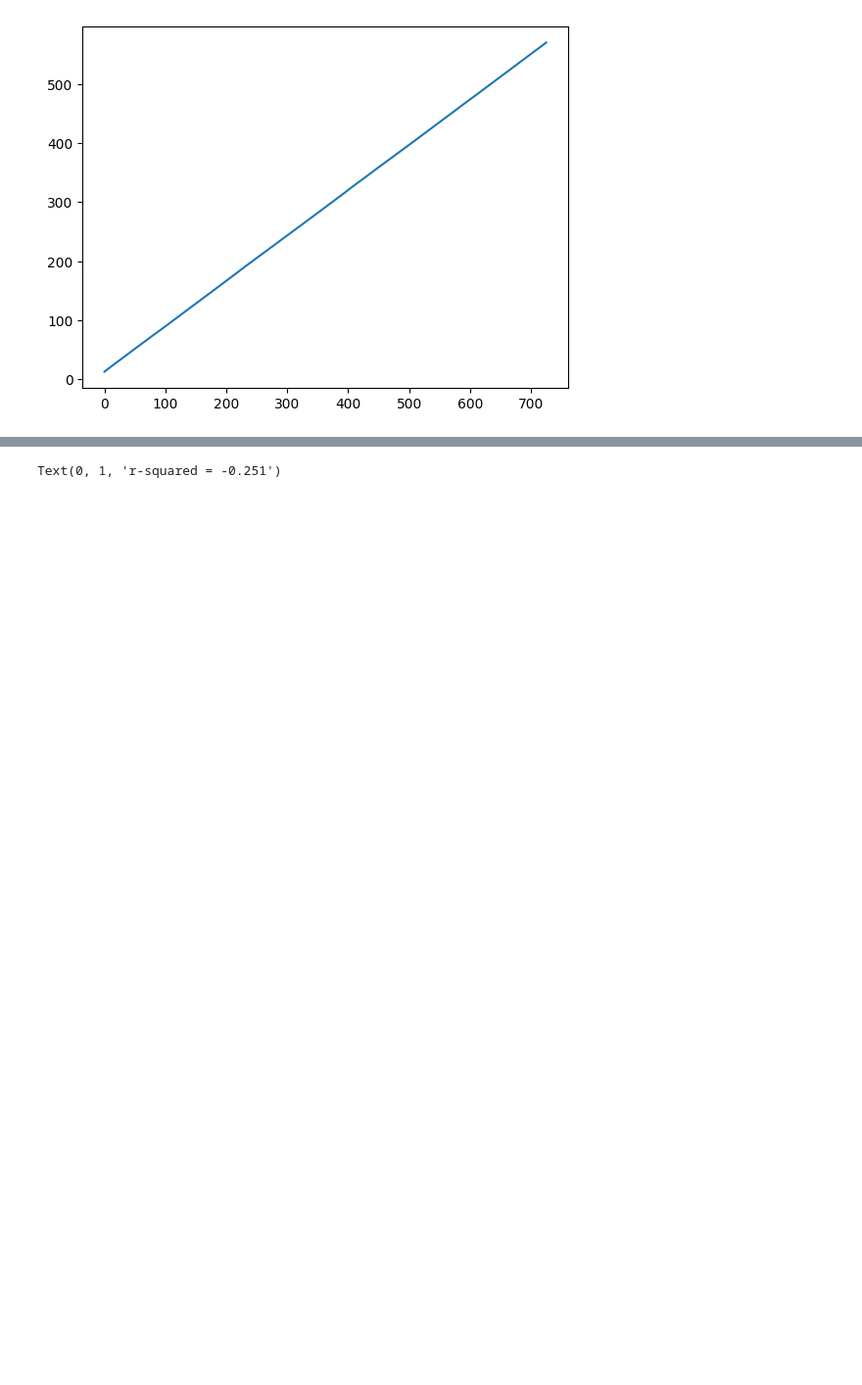
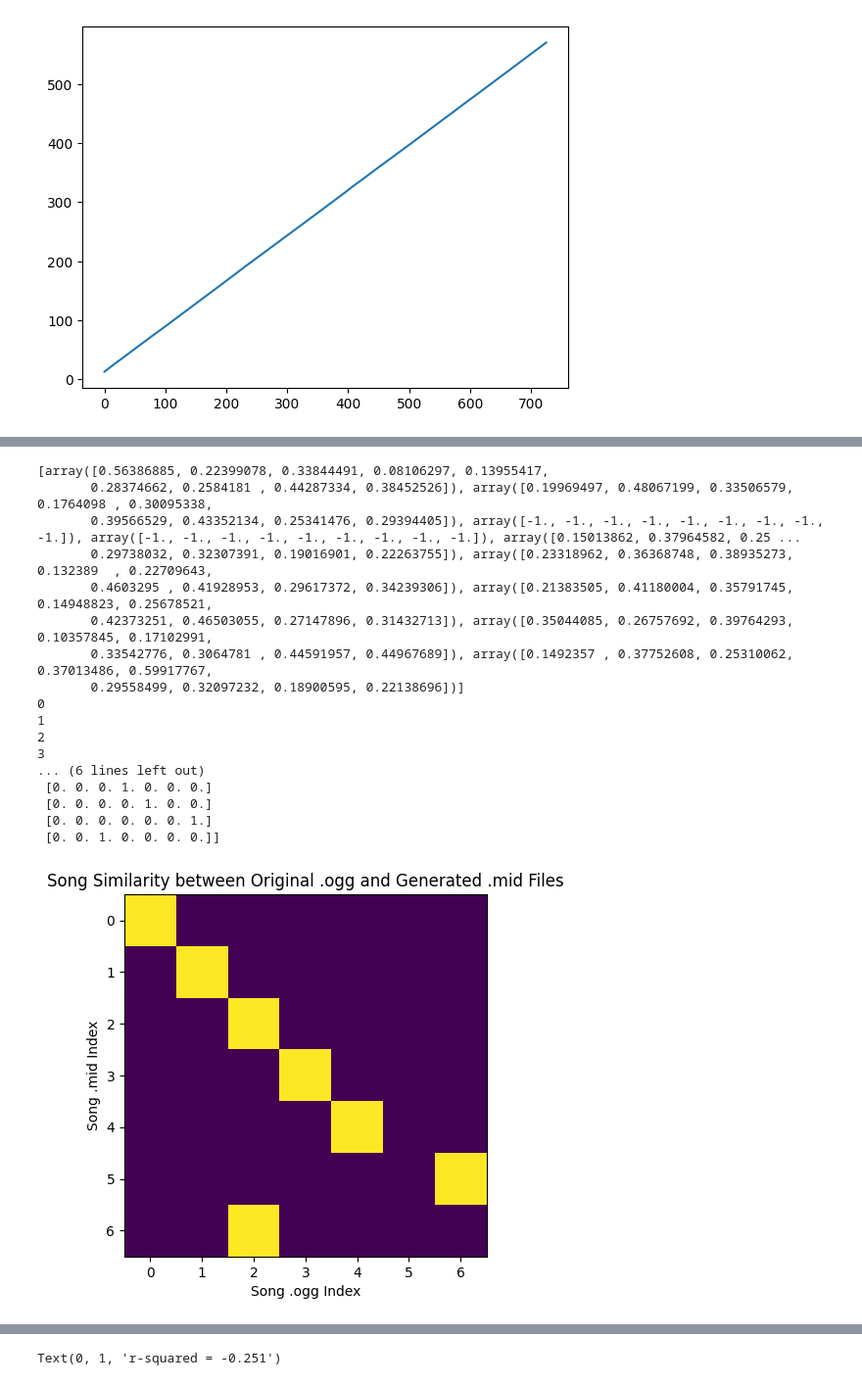
Before and after one commit to mb6611/audio2hero, a Jupyter notebook: note_density.ipynb, the cells around one changed output, grey strips where cells are left out. Shown at 98% size. Cells and saved outputs as stored; diff of their text form; code cells hidden in the pictures; blank space fills up the shorter version.

```diff
--- a/note_density.ipynb
+++ b/note_density.ipynb
@@ -412,0 +473,44 @@ Unable to allocate 673. TiB for an array with shape (9625170, 9605951) and data
+# %%
+with open('dot.pkl', 'rb') as f:
+    # Load the pickled data
+    loaded_data = pickle.load(f)
+print(loaded_data)
+arr = np.delete(loaded_data, [2,3], axis=0)
+arr = np.delete(arr, [2,3], axis=1)
+post_process=np.copy(arr)
+
+for row in range(len(arr)):
+    print(row)
+    max_index = np.argmax(arr[row])
+    result = np.zeros_like(arr[row])
+    #result[max_index] = arr[row][max_index]
+    result[max_index] = 1
+    arr[row] = result
+# Drop columns 2 and 3
+#arr = np.deletearr, [1, 2], axis=1
+print(arr)
+plt.title("Song Similarity between Original .ogg and Generated .mid Files")
+plt.xlabel("Song .ogg Index")
+plt.ylabel("Song .mid Index")
+#plt.imshow(post_process)
+plt.imshow(arr)
+plt.show()
+# %% [output]
+[array([0.56386885, 0.22399078, 0.33844491, 0.08106297, 0.13955417,
+       0.28374662, 0.2584181 , 0.44287334, 0.38452526]), array([0.19969497, 0.48067199, 0.33506579, 0.1764098 , 0.30095338,
+       0.39566529, 0.43352134, 0.25341476, 0.29394405]), array([-1., -1., -1., -1., -1., -1., -1., -1., -1.]), array([-1., -1., -1., -1., -1., -1., -1., -1., -1.]), array([0.15013862, 0.37964582, 0.25 ...
+       0.29738032, 0.32307391, 0.19016901, 0.22263755]), array([0.23318962, 0.36368748, 0.38935273, 0.132389  , 0.22709643,
+       0.4603295 , 0.41928953, 0.29617372, 0.34239306]), array([0.21383505, 0.41180004, 0.35791745, 0.14948823, 0.25678521,
+       0.42373251, 0.46503055, 0.27147896, 0.31432713]), array([0.35044085, 0.26757692, 0.39764293, 0.10357845, 0.17102991,
+       0.33542776, 0.3064781 , 0.44591957, 0.44967689]), array([0.1492357 , 0.37752608, 0.25310062, 0.37013486, 0.59917767,
+       0.29558499, 0.32097232, 0.18900595, 0.22138696])]
+0
+1
+2
+3
+... (6 lines left out)
+ [0. 0. 0. 1. 0. 0. 0.]
+ [0. 0. 0. 0. 1. 0. 0.]
+ [0. 0. 0. 0. 0. 0. 1.]
+ [0. 0. 1. 0. 0. 0. 0.]]
+[figure, added]
```
Also changed, not shown: parts of 10 cells of this notebook, 7 other files.
